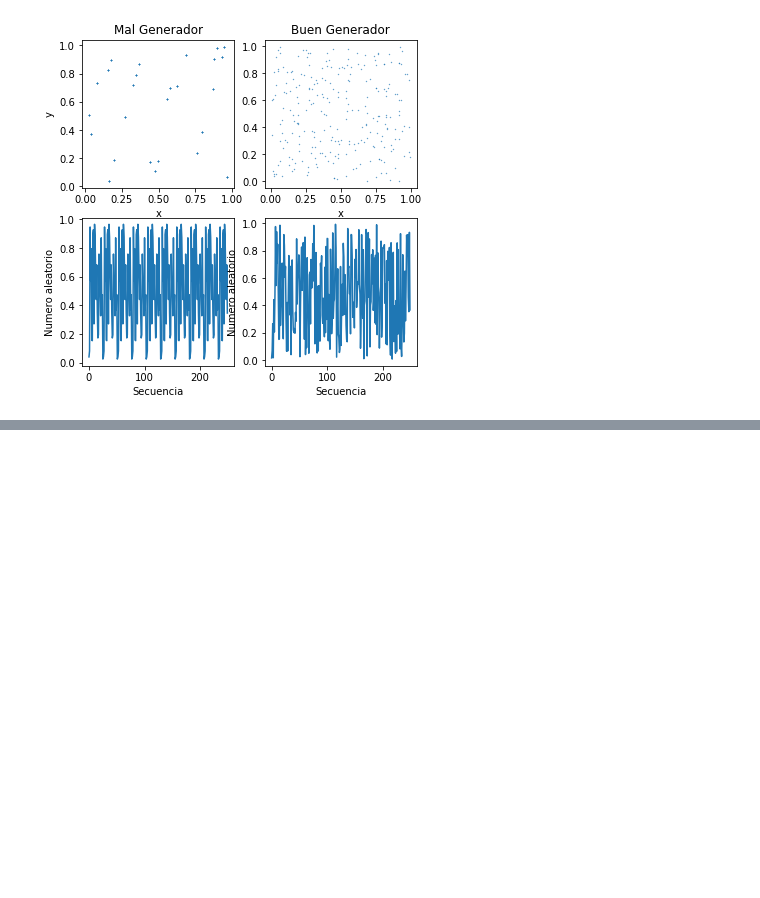
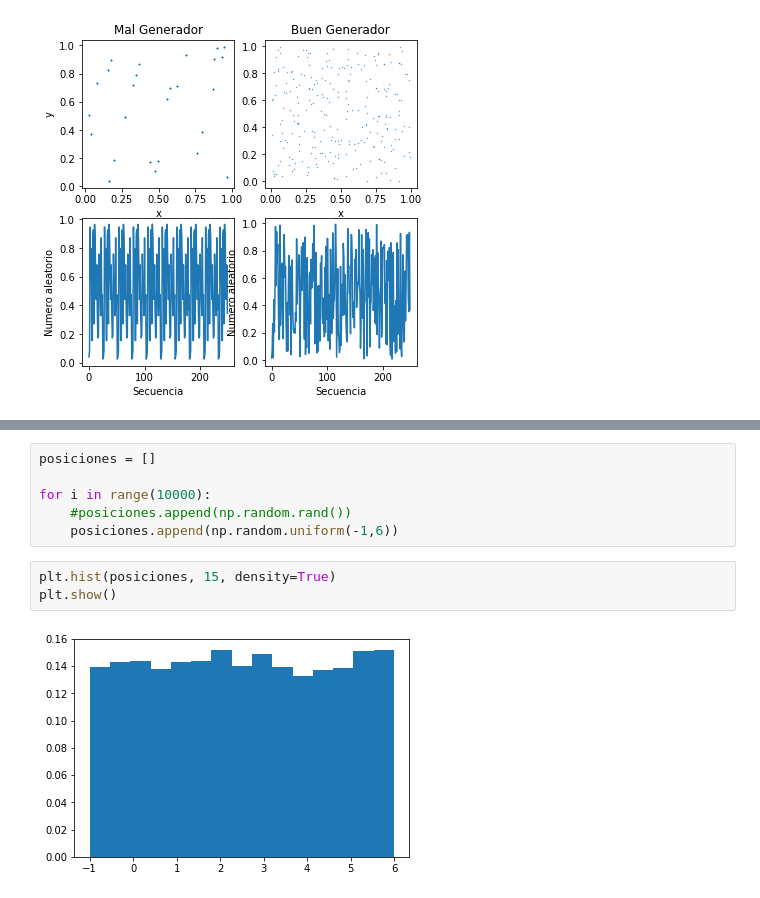
Before and after one commit to irecio/MetodoComputacionales, a Jupyter notebook: Week3/Lecture1.ipynb, the cells around one changed output, grey strips where cells are left out. Drawn from its saved outputs; the diff is of its cells as text; blank space fills up the shorter version.

```diff
--- a/Week3/Lecture1.ipynb
+++ b/Week3/Lecture1.ipynb
@@ -130,0 +144,11 @@ plt.show()
+# %%
+posiciones = []
+
+for i in range(10000):
+    #posiciones.append(np.random.rand())
+    posiciones.append(np.random.uniform(-1,6))
+# %%
+plt.hist(posiciones, 15, density=True)
+plt.show()
+# %% [output]
+[figure, added]
```
Also changed, not shown: parts of 13 cells of this notebook.
